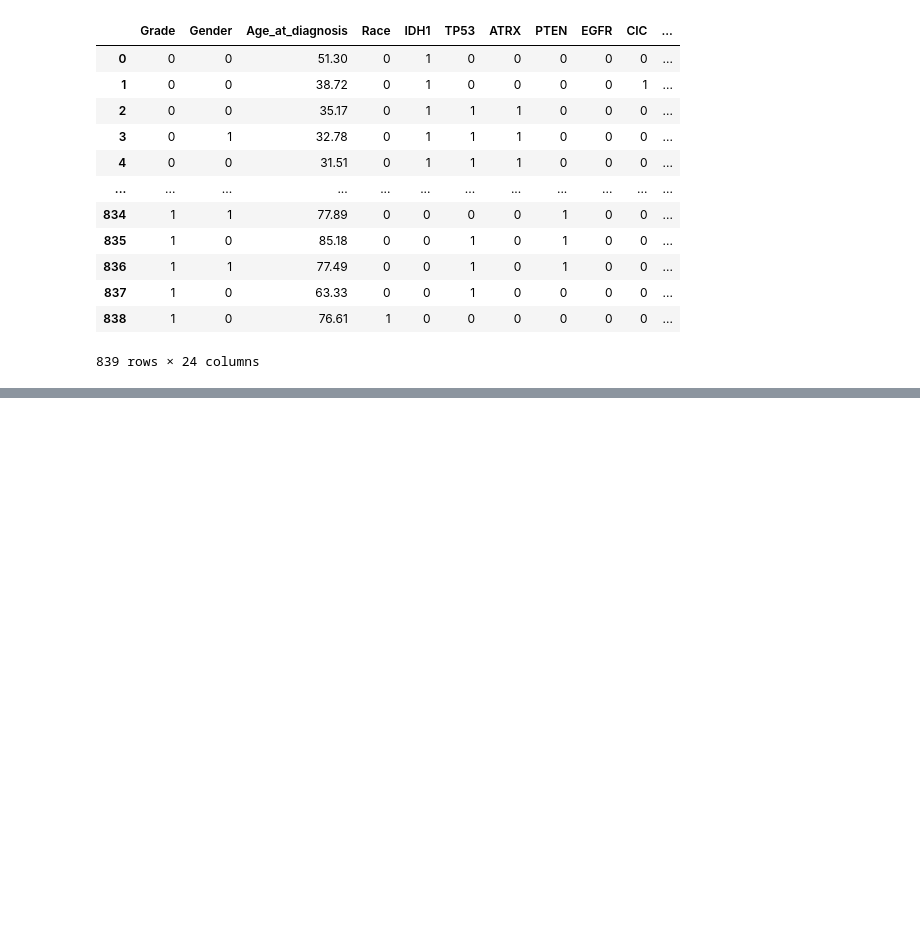
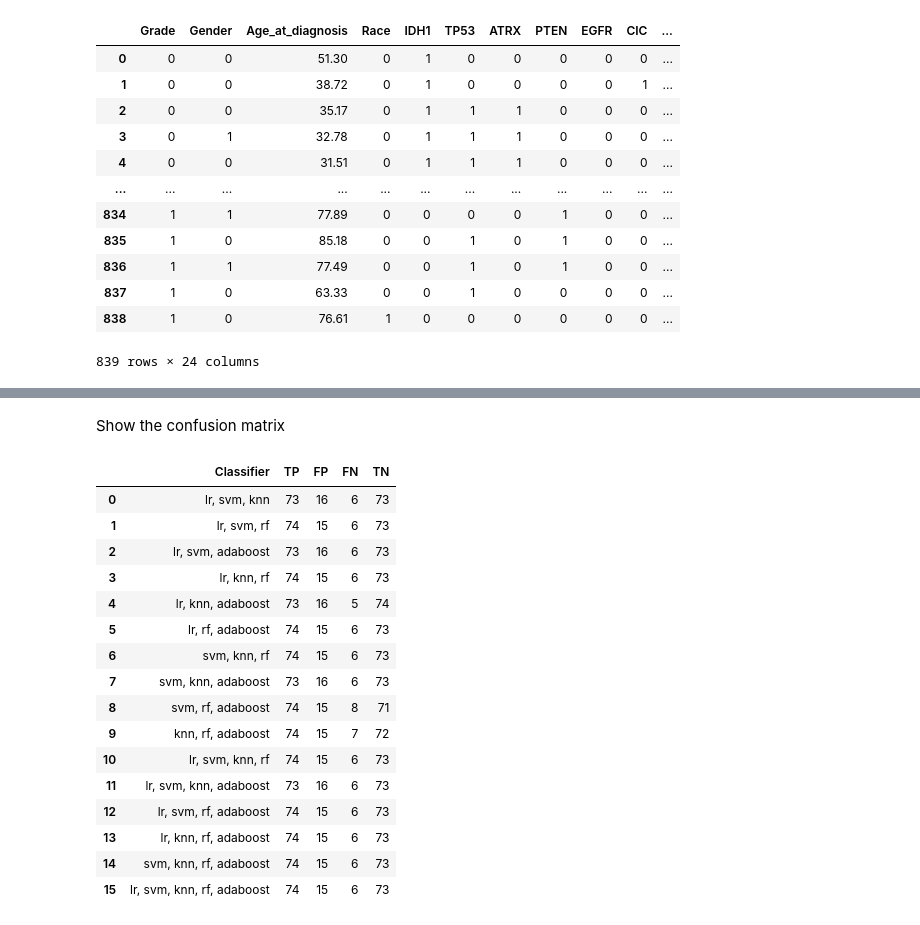
Before and after one commit to trizkynoviandy/glioma-grading, a Jupyter notebook: glioma_grading.ipynb, the cells around one changed output, grey strips where cells are left out. Saved outputs shown, nothing was run; the diff lists cells and outputs as text; code cells hidden in the pictures; blank space fills up the shorter version.

```diff
--- a/glioma_grading.ipynb
+++ b/glioma_grading.ipynb
@@ -89,0 +117,22 @@ results_df.style.format(precision=3)
+# %% [markdown]
+Show the confusion matrix
+# %%
+results_dff
+# %% [output]
+|  | Classifier | TP | FP | FN | TN |
+| 0 | lr, svm, knn | 73 | 16 | 6 | 73 |
+| 1 | lr, svm, rf | 74 | 15 | 6 | 73 |
+| 2 | lr, svm, adaboost | 73 | 16 | 6 | 73 |
+| 3 | lr, knn, rf | 74 | 15 | 6 | 73 |
+| 4 | lr, knn, adaboost | 73 | 16 | 5 | 74 |
+| 5 | lr, rf, adaboost | 74 | 15 | 6 | 73 |
+| 6 | svm, knn, rf | 74 | 15 | 6 | 73 |
+| 7 | svm, knn, adaboost | 73 | 16 | 6 | 73 |
+| 8 | svm, rf, adaboost | 74 | 15 | 8 | 71 |
+| 9 | knn, rf, adaboost | 74 | 15 | 7 | 72 |
+| 10 | lr, svm, knn, rf | 74 | 15 | 6 | 73 |
+| 11 | lr, svm, knn, adaboost | 73 | 16 | 6 | 73 |
+| 12 | lr, svm, rf, adaboost | 74 | 15 | 6 | 73 |
+| 13 | lr, knn, rf, adaboost | 74 | 15 | 6 | 73 |
+| 14 | svm, knn, rf, adaboost | 74 | 15 | 6 | 73 |
+| 15 | lr, svm, knn, rf, adaboost | 74 | 15 | 6 | 73 |
```
Also changed, not shown: parts of 16 cells of this notebook.
